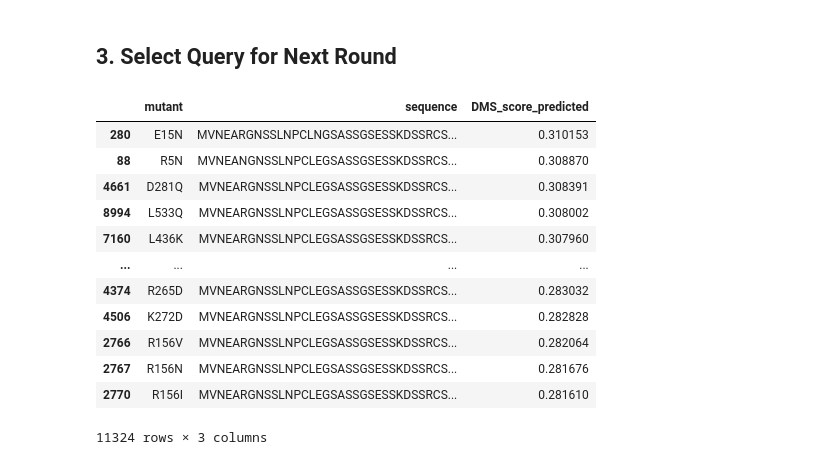
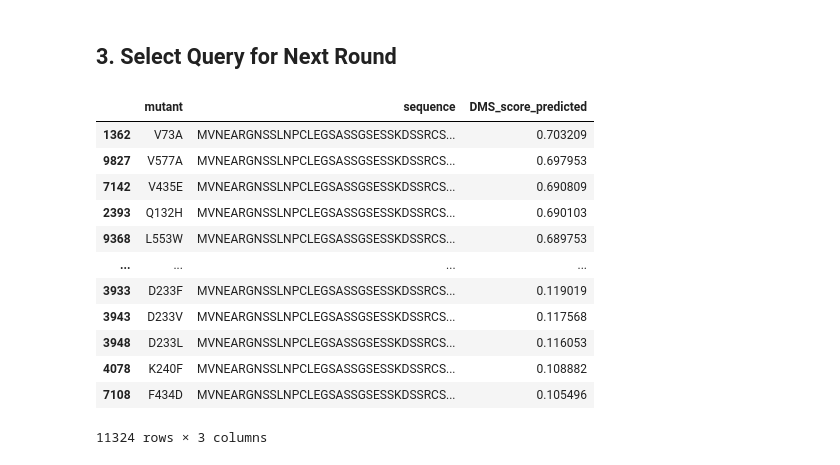
Before and after one commit to cswelch/CSE-7850-Team-Hackathon, a Jupyter notebook: Active_learning/(b) ESM-C.ipynb, the cells around one changed output. Saved outputs shown, nothing was run; the diff lists cells and outputs as text; code cells hidden in the pictures.

Commit message:
First successful run of ESM C; fixed incompatible dimensions along with df_test vs. df_pred sorting.  ~43% validation Spearman R, which seems promising.

```diff
--- a/Active_learning/(b) ESM-C.ipynb
+++ b/Active_learning/(b) ESM-C.ipynb
@@ -334,14 +330,14 @@ df_train_split, df_val_split = train_test_split(
     df_train, test_size=val_ratio, random_state=seed, shuffle=True
 )
 
-train_ds = DmsESMDataset(df_train_split, "esm_embeddings_variants", is_train=True)
-val_ds = DmsESMDataset(df_val_split, "esm_embeddings_variants", is_train=True)|
-test_ds = DmsESMDataset(df_test, "esm_embeddings_variants", is_train=False)
+train_ds = DmsESMDataset(df_train_split, "esm_c_embeddings_variants", is_train=True)
+val_ds = DmsESMDataset(df_val_split, "esm_c_embeddings_variants", is_train=True)
+test_ds = DmsESMDataset(df_test, "esm_c_embeddings_variants", is_train=False)
 
 test_loader = DataLoader(test_ds, batch_size=256, shuffle=False)
 # %%
 # --------------- Train our model ---------------
-model_esm = MLPRegressor(input_dim=1280,
+model_esm = MLPRegressor(input_dim=1152,
                           hidden_dim=640,
                           dropout_p=0.3).to(device)
 # TODO Currently using test values to make sure this works.
@@ -429,20 +425,20 @@ Saved APIKey.txt
 ## 3. Select Query for Next Round
 # %%
 # Show prediction distribution.
-df_test.sort_values('DMS_score_predicted', ascending=False)
+df_pred.sort_values('DMS_score_predicted', ascending=False)
 # %% [output]
 |  | mutant | sequence | DMS_score_predicted |
-| 280 | E15N | MVNEARGNSSLNPCLNGSASSGSESSKDSSRCS... | 0.310153 |
-| 88 | R5N | MVNEANGNSSLNPCLEGSASSGSESSKDSSRCS... | 0.308870 |
-| 4661 | D281Q | MVNEARGNSSLNPCLEGSASSGSESSKDSSRCS... | 0.308391 |
-| 8994 | L533Q | MVNEARGNSSLNPCLEGSASSGSESSKDSSRCS... | 0.308002 |
-| 7160 | L436K | MVNEARGNSSLNPCLEGSASSGSESSKDSSRCS... | 0.307960 |
+| 1362 | V73A | MVNEARGNSSLNPCLEGSASSGSESSKDSSRCS... | 0.703209 |
+| 9827 | V577A | MVNEARGNSSLNPCLEGSASSGSESSKDSSRCS... | 0.697953 |
+| 7142 | V435E | MVNEARGNSSLNPCLEGSASSGSESSKDSSRCS... | 0.690809 |
+| 2393 | Q132H | MVNEARGNSSLNPCLEGSASSGSESSKDSSRCS... | 0.690103 |
+| 9368 | L553W | MVNEARGNSSLNPCLEGSASSGSESSKDSSRCS... | 0.689753 |
 | ... | ... | ... | ... |
-| 4374 | R265D | MVNEARGNSSLNPCLEGSASSGSESSKDSSRCS... | 0.283032 |
-| 4506 | K272D | MVNEARGNSSLNPCLEGSASSGSESSKDSSRCS... | 0.282828 |
-| 2766 | R156V | MVNEARGNSSLNPCLEGSASSGSESSKDSSRCS... | 0.282064 |
-| 2767 | R156N | MVNEARGNSSLNPCLEGSASSGSESSKDSSRCS... | 0.281676 |
-| 2770 | R156I | MVNEARGNSSLNPCLEGSASSGSESSKDSSRCS... | 0.281610 |
+| 3933 | D233F | MVNEARGNSSLNPCLEGSASSGSESSKDSSRCS... | 0.119019 |
+| 3943 | D233V | MVNEARGNSSLNPCLEGSASSGSESSKDSSRCS... | 0.117568 |
+| 3948 | D233L | MVNEARGNSSLNPCLEGSASSGSESSKDSSRCS... | 0.116053 |
+| 4078 | K240F | MVNEARGNSSLNPCLEGSASSGSESSKDSSRCS... | 0.108882 |
+| 7108 | F434D | MVNEARGNSSLNPCLEGSASSGSESSKDSSRCS... | 0.105496 |
 11324 rows × 3 columns
 # %%
 # Write mutants with top ten DMS scores to .txt file.
```
Also changed, not shown: parts of 6 cells of this notebook, 5 other files.
